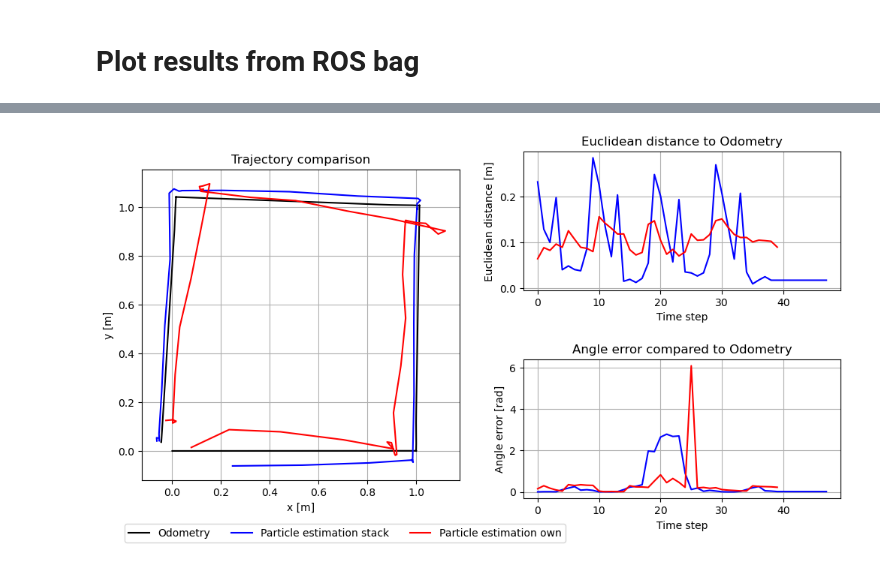
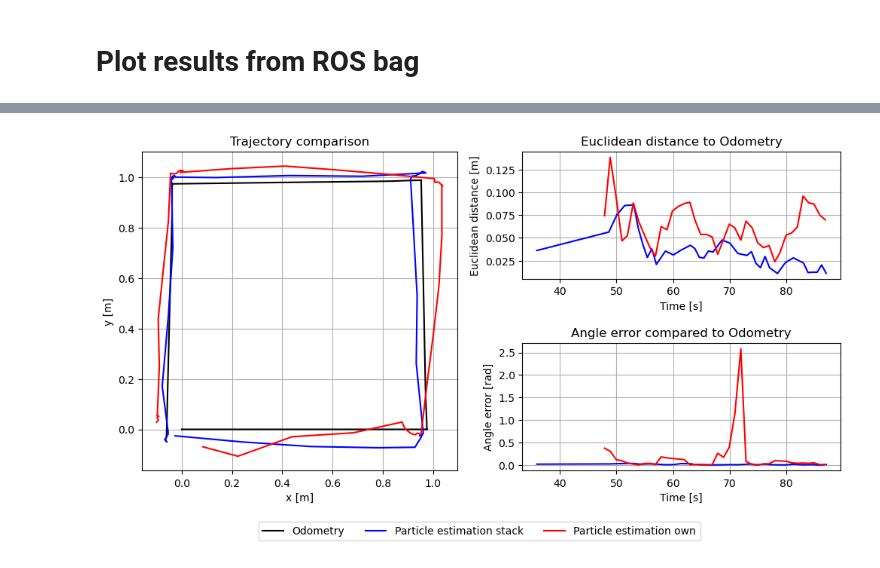
Before and after one commit to jonpodtu/34761-Exercises, a Jupyter notebook: src/project/plot.ipynb, the cells around one changed output, grey strips where cells are left out. Cells and saved outputs as stored; diff of their text form; code cells hidden in the pictures.

```diff
--- a/src/project/plot.ipynb
+++ b/src/project/plot.ipynb
@@ -74,16 +97,16 @@ import numpy as np
 # Plot Euclidean distance
 odom_x = np.array(data_dict["/odom"]["x"])
 odom_y = np.array(data_dict["/odom"]["y"])
-stack_x = np.array(data_dict["/particle_estimation_stack"]["x"])
-stack_y = np.array(data_dict["/particle_estimation_stack"]["y"])
+stack_x = np.array(data_dict["/amcl_pose"]["x"])
+stack_y = np.array(data_dict["/amcl_pose"]["y"])
 own_x = np.array(data_dict["/particle_estimation_own"]["x"])
 own_y = np.array(data_dict["/particle_estimation_own"]["y"])
 odom_angle = np.array(data_dict["/odom"]["angle"])
-stack_angle = np.array(data_dict["/particle_estimation_stack"]["angle"])
+stack_angle = np.array(data_dict["/amcl_pose"]["angle"])
 own_angle = np.array(data_dict["/particle_estimation_own"]["angle"])
 # Convert timestamps to numpy arrays
 odom_timestamps = np.array(data_dict["/odom"]["Timestamp"])
-stack_timestamps = np.array(data_dict["/particle_estimation_stack"]["Timestamp"])
+stack_timestamps = np.array(data_dict["/amcl_pose"]["Timestamp"])
 own_timestamps = np.array(data_dict["/particle_estimation_own"]["Timestamp"])
 
 # Find the indices of the closest Odometry timestamps
@@ -101,45 +124,54 @@ odom_angle_own = odom_angle[own_indices]
 import matplotlib.pyplot as plt
 import matplotlib.gridspec as gridspec
 
+# Enable LaTeX text rendering
+plt.rcParams['mathtext.fontset'] = 'cm'
+
 # Create a gridspec
 gs = gridspec.GridSpec(2, 2, height_ratios=[1, 1], width_ratios=[1, 1])
 
 # Create subplots
-fig = plt.figure(figsize=(12, 6))
+fig = plt.figure(figsize=(12, 5.5))
 ax1 = plt.subplot(gs[:, 0])  # Trajectory comparison plot
 ax2 = plt.subplot(gs[0, 1])  # Euclidean distance plot
 ax3 = plt.subplot(gs[1, 1])  # Angle error plot
 
 # Plot trajectories
 ax1.plot(data_dict["/odom"]["x"], data_dict["/odom"]["y"], color='black', label="Odometry")
-ax1.plot(data_dict["/particle_estimation_stack"]["x"], data_dict["/particle_estimation_stack"]["y"], color='blue', label="Particle estimation stack")
+ax1.plot(data_dict["/amcl_pose"]["x"], data_dict["/amcl_pose"]["y"], color='blue', label="Particle estimation stack")
 ax1.plot(data_dict["/particle_estimation_own"]["x"], data_dict["/particle_estimation_own"]["y"], color='red', label="Particle estimation own")
 ax1.set_xlabel("x [m]")
 ax1.set_ylabel("y [m]")
 ax1.set_title("Trajectory comparison")
 ax1.grid()
 ax1.set_aspect('equal', adjustable='box')
 
 # Now use these new Odometry arrays in your distance and angle error calculations
-ax2.plot(np.sqrt((odom_x_stack - stack_x)**2 + (odom_y_stack - stack_y)**2), color='blue', label="Stack distance to Odometry")
-ax2.plot(np.sqrt((odom_x_own - own_x)**2 + (odom_y_own - own_y)**2), color='red', label="Own distance to Odometry")
-ax2.set_xlabel("Time step")
+# Now use these new Odometry arrays in your distance and angle error calculations
+ax2.plot(odom_timestamps[stack_indices], np.sqrt((odom_x_stack - stack_x)**2 + (odom_y_stack - stack_y)**2), color='blue', label="Stack distance to Odometry")
+ax2.plot(odom_timestamps[own_indices], np.sqrt((odom_x_own - own_x)**2 + (odom_y_own - own_y)**2), color='red', label="Own distance to Odometry")
+ax2.set_xlabel("Time [s]")
 ax2.set_ylabel("Euclidean distance [m]")
 ax2.set_title("Euclidean distance to Odometry")
 ax2.grid()
 
-ax3.plot(np.abs(odom_angle_stack - stack_angle), color='blue', label="Stack angle error")
-ax3.plot(np.abs(odom_angle_own - own_angle), color='red', label="Own angle error")
-ax3.set_xlabel("Time step")
+# Calculate the angle error taking into account the periodic nature of angles
+stack_angle_error = np.arctan2(np.sin(odom_angle_stack - stack_angle), np.cos(odom_angle_stack - stack_angle))
+own_angle_error = np.arctan2(np.sin(odom_angle_own - own_angle), np.cos(odom_angle_own - own_angle))
+
+ax3.plot(odom_timestamps[stack_indices], np.abs(stack_angle_error), color='blue', label="Stack angle error")
+ax3.plot(odom_timestamps[own_indices], np.abs(own_angle_error), color='red', label="Own angle error")
+ax3.set_xlabel("Time [s]")
 ax3.set_ylabel("Angle error [rad]")
 ax3.set_title("Angle error compared to Odometry")
 ax3.grid()
 
 # Create a common legend for all plots
 handles, labels = ax1.get_legend_handles_labels()
-fig.legend(handles, labels, loc='lower center', bbox_to_anchor=(0.35, 0), ncol=3)
+fig.legend(handles, labels, loc='upper center', bbox_to_anchor=(0.5, 0), ncol=3)
 
 plt.subplots_adjust(hspace=0.5)
+plt.savefig("trajectory_comparison.pdf")
 plt.show()
 # %% [output]
-[figure, old version]
+[figure, new version]
```
Also changed, not shown: parts of 5 cells of this notebook, 4 other files.
